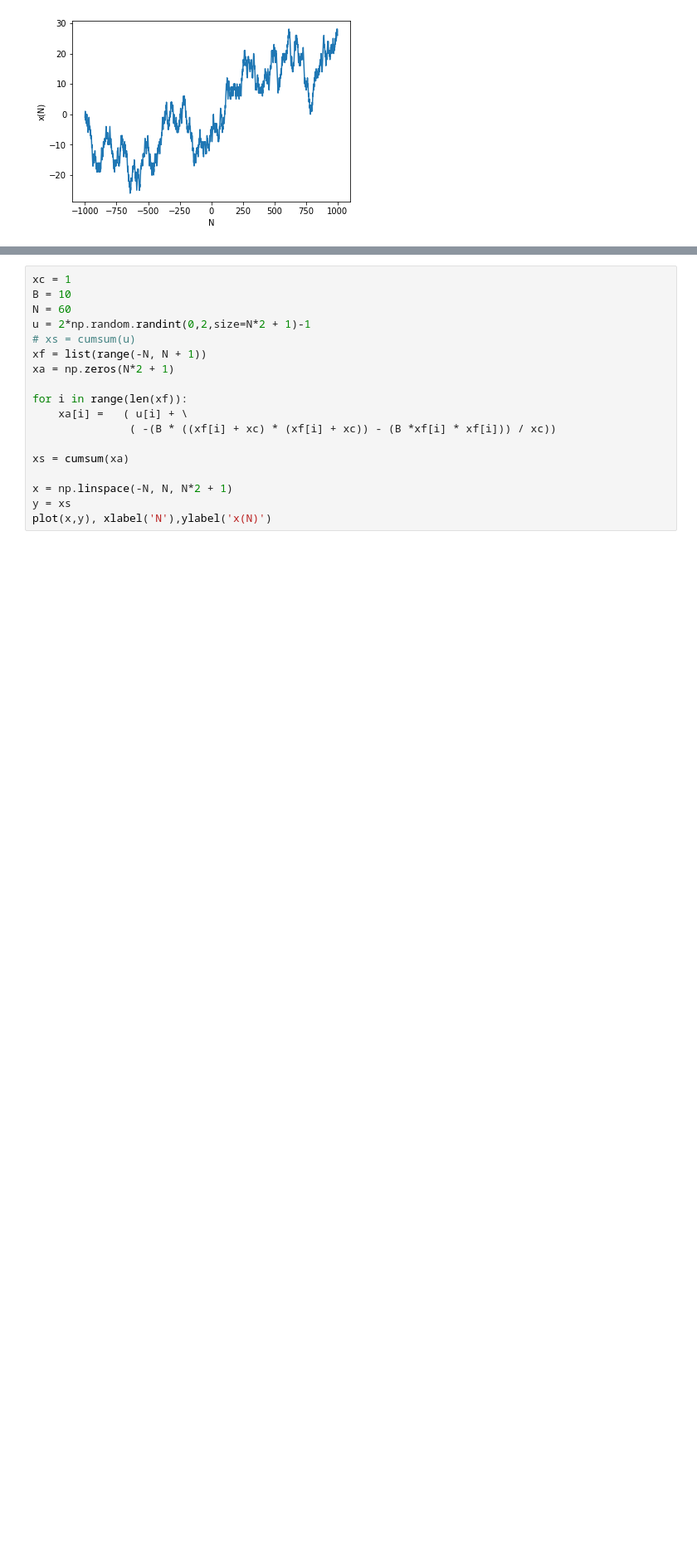
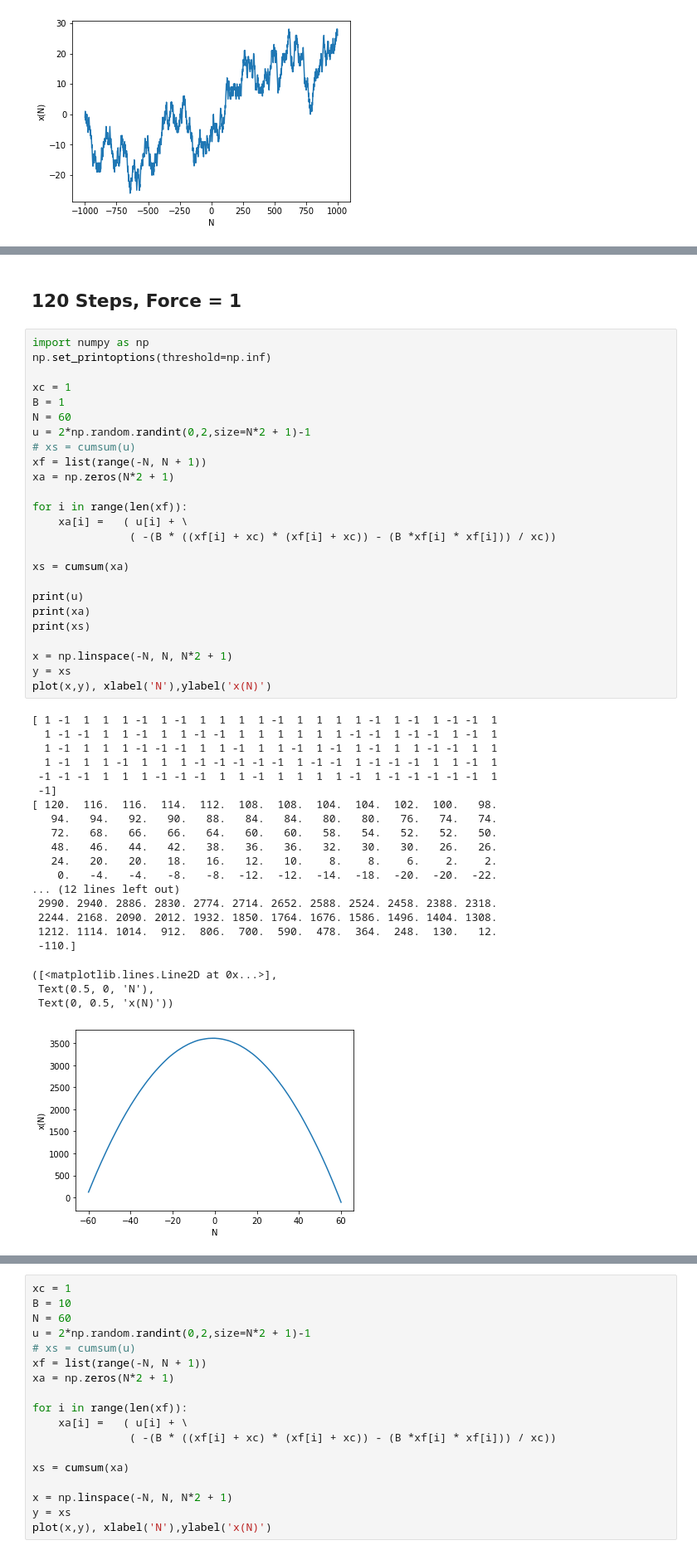
Before and after one commit to wpqc21/ClassificationLandscapes, a Jupyter notebook: Random_Walk_TensorFlow_01_26_2022.ipynb, the cells around one changed output, grey strips where cells are left out. Shown at 83% size. Saved outputs shown, nothing was run; the diff lists cells and outputs as text; blank space fills up the shorter version.

```diff
--- a/Random_Walk_TensorFlow_01_26_2022.ipynb
+++ b/Random_Walk_TensorFlow_01_26_2022.ipynb
@@ -150,0 +157,49 @@ plot(x,y), xlabel('N'),ylabel('x(N)')
+# %% [markdown]
+## 120 Steps, Force = 1
+# %%
+import numpy as np
+np.set_printoptions(threshold=np.inf)
+
+xc = 1
+B = 1
+N = 60
+u = 2*np.random.randint(0,2,size=N*2 + 1)-1
+# xs = cumsum(u)
+xf = list(range(-N, N + 1))
+xa = np.zeros(N*2 + 1)
+
+for i in range(len(xf)):
+    xa[i] =   ( u[i] + \
+               ( -(B * ((xf[i] + xc) * (xf[i] + xc)) - (B *xf[i] * xf[i])) / xc))
+
+xs = cumsum(xa)
+
+print(u)
+print(xa)
+print(xs)
+
+x = np.linspace(-N, N, N*2 + 1)
+y = xs
+plot(x,y), xlabel('N'),ylabel('x(N)')
+# %% [output]
+[ 1 -1  1  1  1 -1  1 -1  1  1  1  1 -1  1  1  1  1 -1  1 -1  1 -1 -1  1
+  1 -1 -1  1  1 -1  1  1 -1 -1  1  1  1  1  1  1 -1 -1  1 -1 -1  1 -1  1
+  1 -1  1  1  1 -1 -1 -1  1  1 -1  1  1 -1  1 -1  1 -1  1  1 -1 -1  1  1
+  1 -1  1  1 -1  1  1  1 -1 -1 -1 -1 -1  1 -1 -1  1 -1 -1 -1  1  1 -1  1
+ -1 -1 -1  1  1  1 -1 -1 -1  1  1 -1  1  1  1  1 -1  1 -1 -1 -1 -1 -1  1
+ -1]
+[ 120.  116.  116.  114.  112.  108.  108.  104.  104.  102.  100.   98.
+   94.   94.   92.   90.   88.   84.   84.   80.   80.   76.   74.   74.
+   72.   68.   66.   66.   64.   60.   60.   58.   54.   52.   52.   50.
+   48.   46.   44.   42.   38.   36.   36.   32.   30.   30.   26.   26.
+   24.   20.   20.   18.   16.   12.   10.    8.    8.    6.    2.    2.
+    0.   -4.   -4.   -8.   -8.  -12.  -12.  -14.  -18.  -20.  -20.  -22.
+... (12 lines left out)
+ 2990. 2940. 2886. 2830. 2774. 2714. 2652. 2588. 2524. 2458. 2388. 2318.
+ 2244. 2168. 2090. 2012. 1932. 1850. 1764. 1676. 1586. 1496. 1404. 1308.
+ 1212. 1114. 1014.  912.  806.  700.  590.  478.  364.  248.  130.   12.
+ -110.]
+([<matplotlib.lines.Line2D at 0x...>],
+ Text(0.5, 0, 'N'),
+ Text(0, 0.5, 'x(N)'))
+[figure, added]
```
Also changed, not shown: parts of 11 cells of this notebook.
